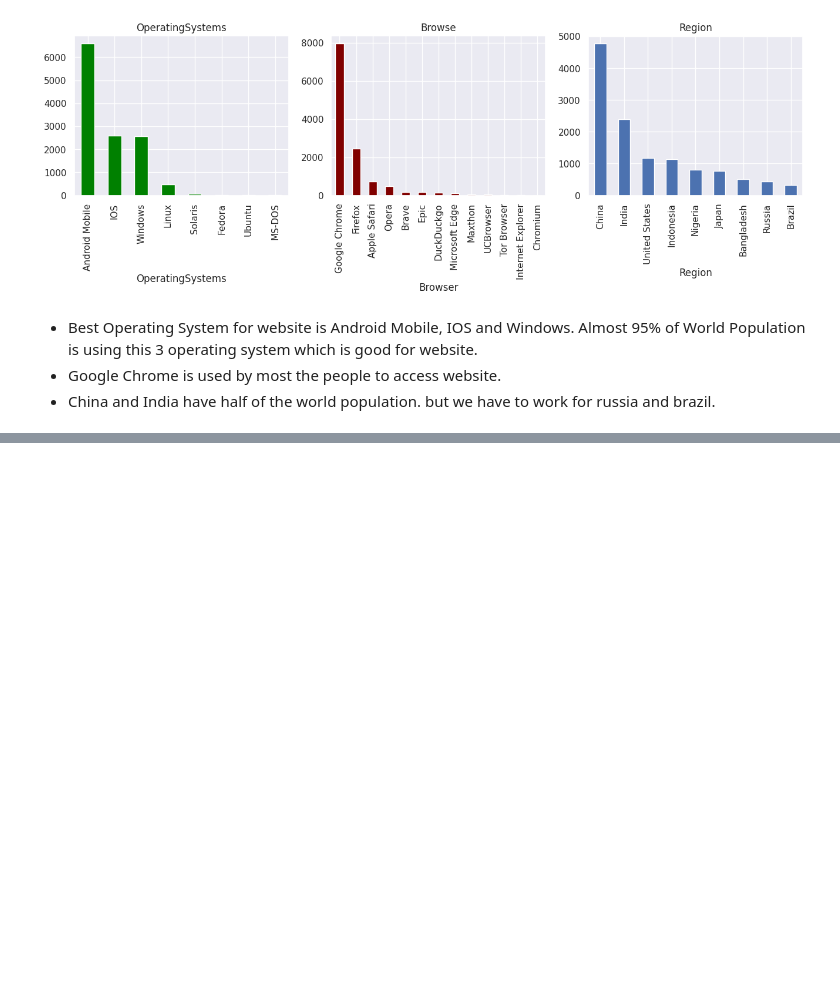
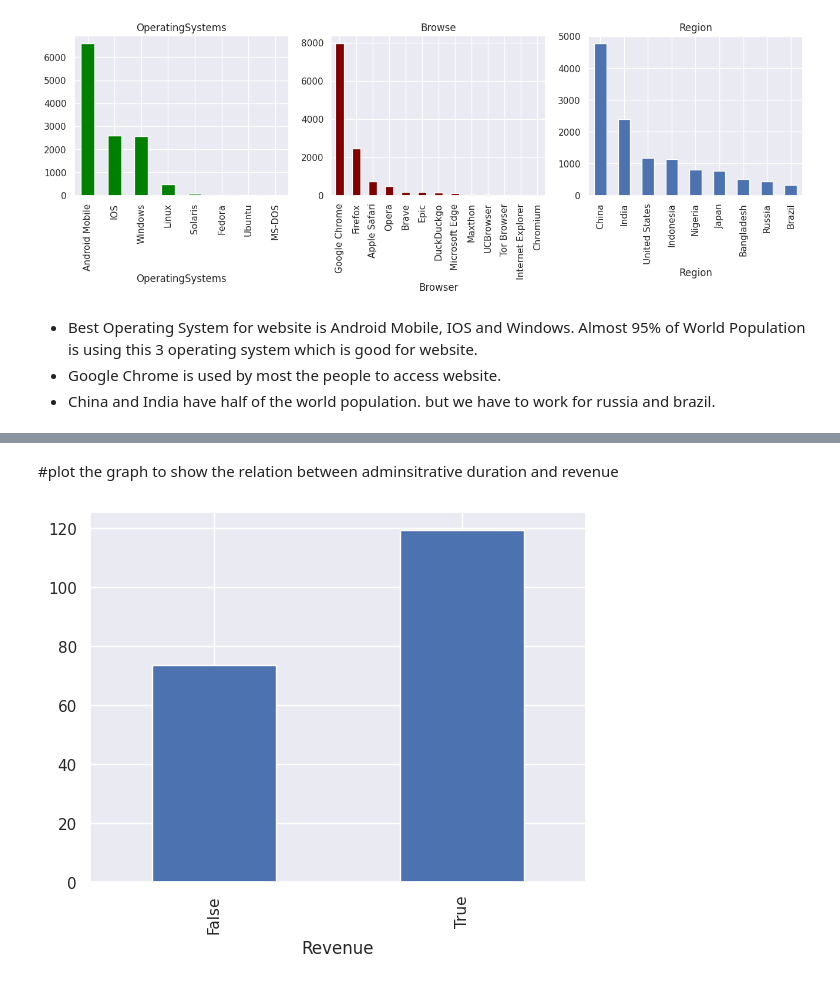
Before and after one commit to cepdnaclk/e19-CO544-Online-Shoppers-Purchase-Prediction, a Jupyter notebook: Code/Online_Shoppers_Purchasing_Intention.ipynb, the cells around one changed output, grey strips where cells are left out. Saved outputs shown, nothing was run; the diff lists cells and outputs as text; code cells hidden in the pictures; blank space fills up the shorter version.

```diff
--- a/Code/Online_Shoppers_Purchasing_Intention.ipynb
+++ b/Code/Online_Shoppers_Purchasing_Intention.ipynb
@@ -171,0 +223,7 @@ plt.show()
+# %% [markdown]
+#plot the graph to show the relation between adminsitrative duration and revenue
+# %%
+df.groupby('Revenue')['Administrative_Duration'].mean().plot.bar()
+plt.show()
+# %% [output]
+[figure, added]
```
Also changed, not shown: parts of 7 cells of this notebook.
